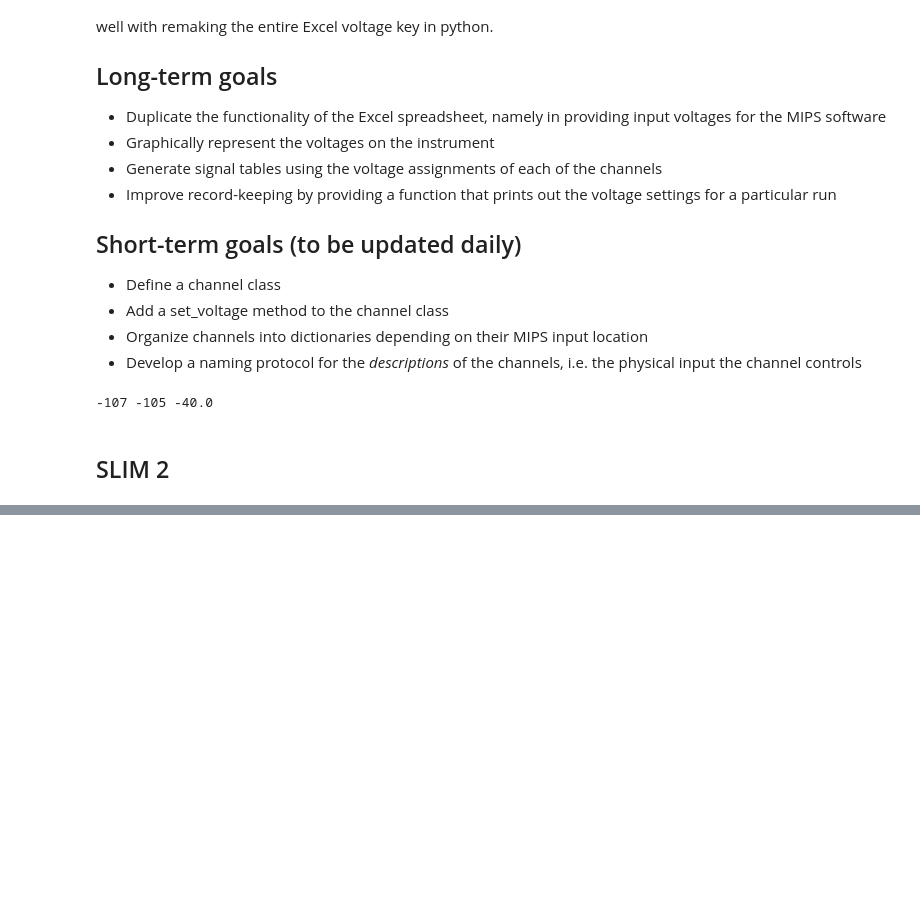
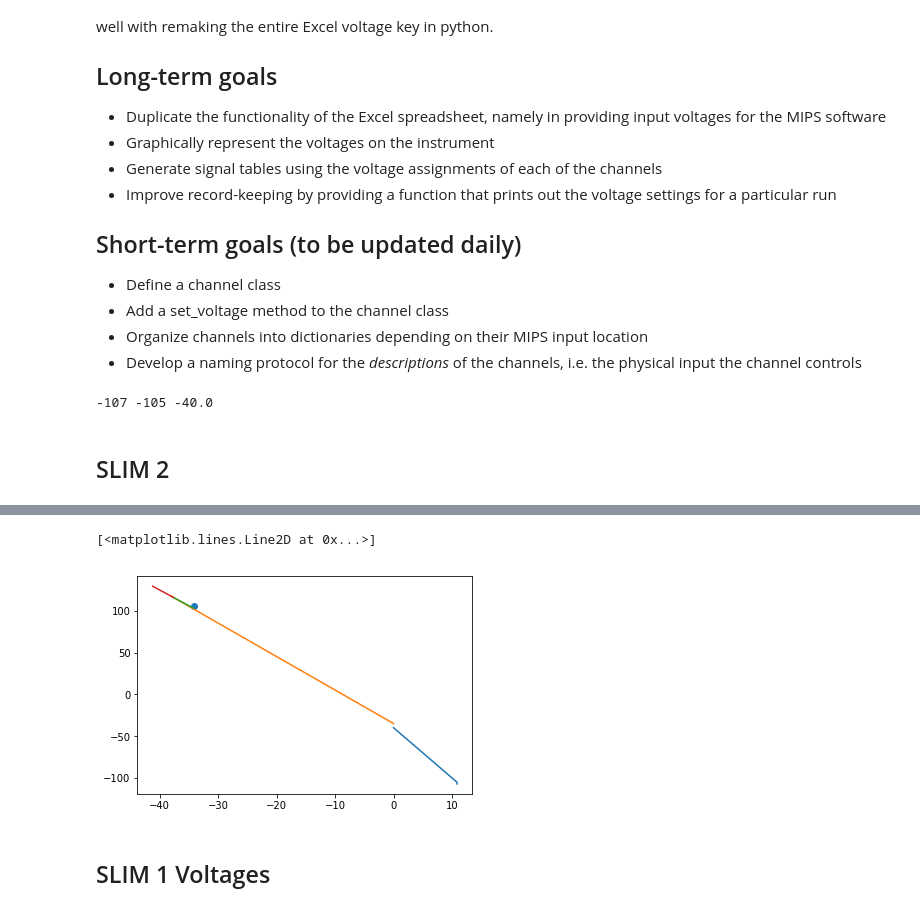
Before and after one commit to bzercher/SLIM_voltage_control, a Jupyter notebook: SLIM_Voltages.ipynb, the cells around one changed output, grey strips where cells are left out. Saved outputs shown, nothing was run; the diff lists cells and outputs as text; code cells hidden in the pictures; blank space fills up the shorter version.

```diff
--- a/SLIM_Voltages.ipynb
+++ b/SLIM_Voltages.ipynb
@@ -102,0 +128,22 @@ SLIM2_8M_interface
+# %%
+#Define channels in the interface region
+M7_orth_out = channel('M7_orth_out', 0)
+M7_orth_in = channel('M7_orth_in', 0)
+M7_orth = region('M7_orth', 3.5052, 3.75)
+# %%
+#Define drops in the region
+M7_to_M8_drop = 0
+# %%
+M7_orth_out.set_voltage(M8_orth_in.voltage + M7_to_M8_drop)
+M7_orth_in.set_voltage(M7_orth_out.voltage + M7_orth.voltage_drop())
+# %%
+plt.plot([0,10.87,10.87],[CIF_dc_in.voltage,CIF_dc_out.voltage,CIF_CL.voltage])
+plt.plot([-38.1,0,], [SLIM2_dc_in.voltage, SLIM2_dc_out.voltage])
+plt.scatter([-34.2138],[SLIM2_8M_SG.voltage])
+plt.plot([-34.2138, -37.719], [M8_orth_out.voltage, M8_orth_in.voltage])
+plt.plot([-37.719, -41.2242], [M7_orth_out.voltage, M7_orth_in.voltage])
+# %% [output]
+[<matplotlib.lines.Line2D at 0x...>]
+[figure, added]
+# %% [markdown]
+## SLIM 1 Voltages
```
Also changed, not shown: parts of 15 cells of this notebook, 1 other file.
